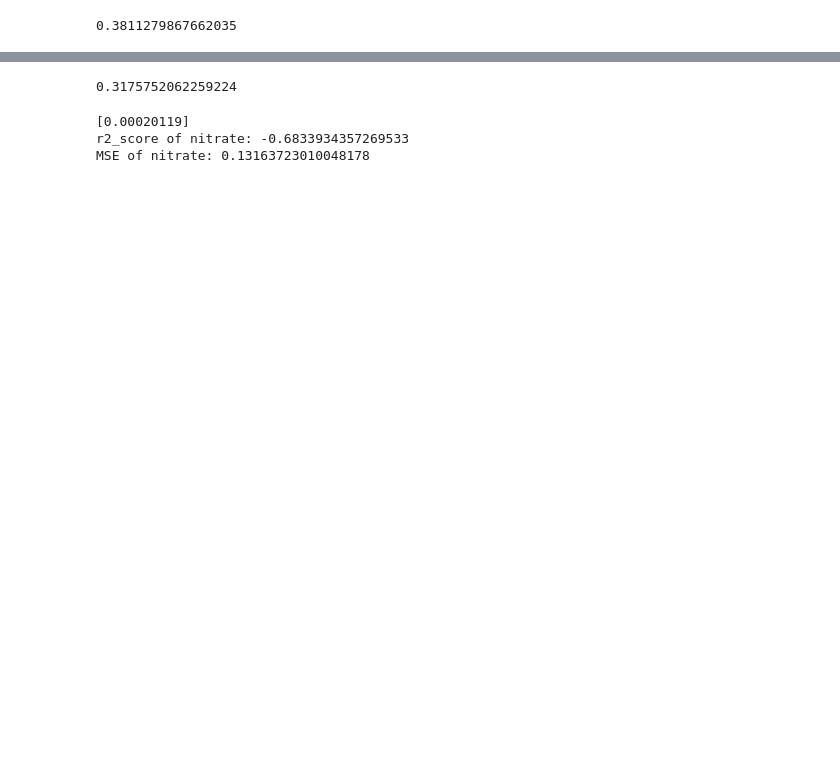
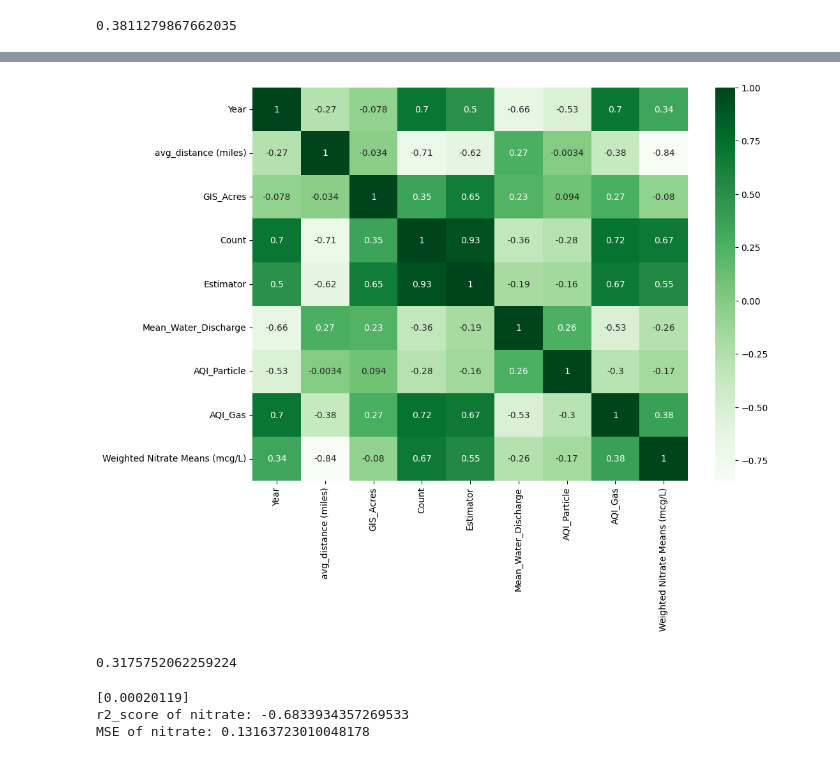
Before and after one commit to hww1999/UW_MSDS_Data512_Au23_Project, a Jupyter notebook: Part_2_Extension_Plan/part2_annual_analysis.ipynb, the cells around one changed output, grey strips where cells are left out. Drawn from its saved outputs; the diff is of its cells as text; code cells hidden in the pictures; blank space fills up the shorter version.

```diff
--- a/Part_2_Extension_Plan/part2_annual_analysis.ipynb
+++ b/Part_2_Extension_Plan/part2_annual_analysis.ipynb
@@ -229,5 +178,9 @@ MSE of HAAs: 9.740218734172926
 # check correlation on nitrate with fire/water discharge
 
 X_n = X.merge(df_n, on='Year')
-X_n.corr()
+
+corr_n = X_n.corr()
+plt.figure(figsize=(11,8))
+sns.heatmap(corr_n, cmap="Greens",annot=True)
+plt.show()
 # %% [output]
@@ -244,3 +187,4 @@ X_n.corr()
+[figure, added]
 # %%
 y_n = X_n['Weighted Nitrate Means (mcg/L)']
 X_n_sub = np.array(X_n['Estimator']).reshape(-1,1)
```
Also changed, not shown: parts of 13 cells of this notebook.
